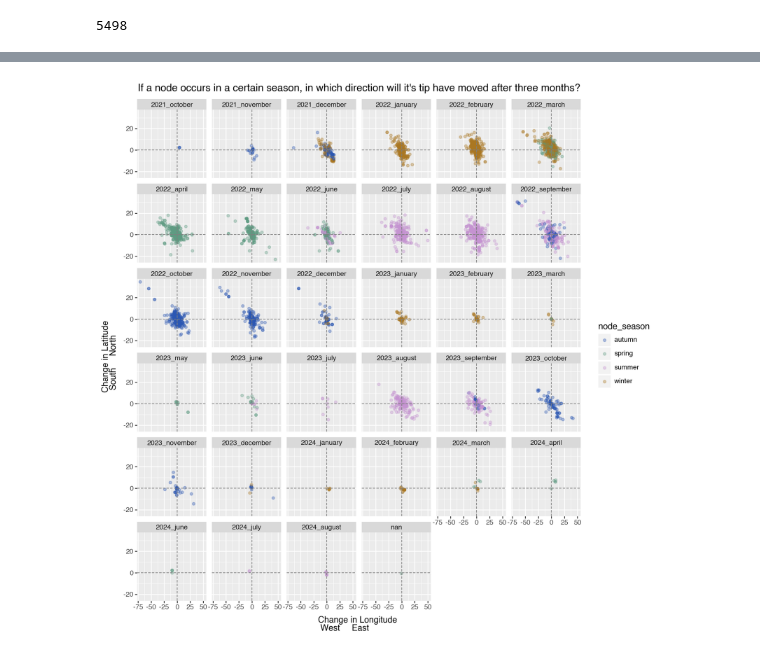
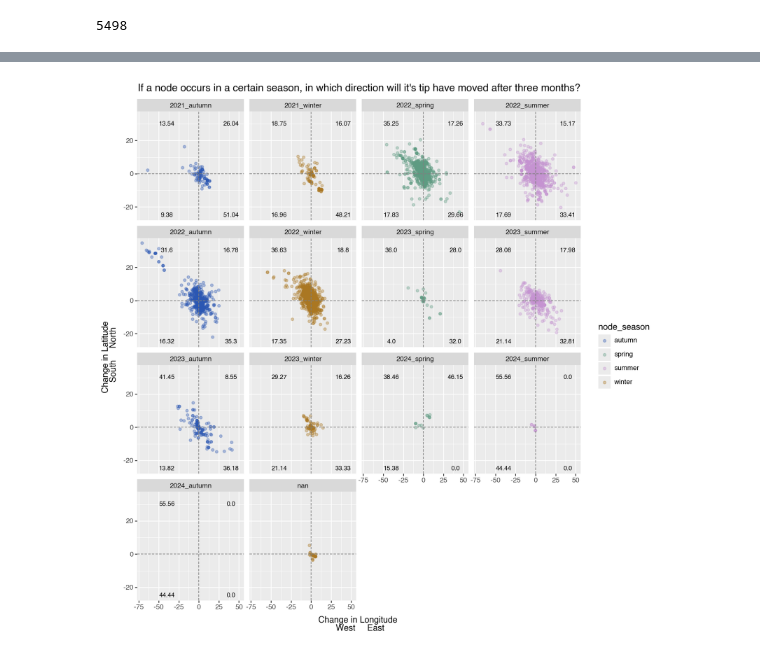
Before and after one commit to moncla-lab/H5-avian-ecology, a Jupyter notebook: cont_phyl_mcc_children.ipynb, the cells around one changed output, grey strips where cells are left out. Saved outputs shown, nothing was run; the diff lists cells and outputs as text; code cells hidden in the pictures.

```diff
--- a/cont_phyl_mcc_children.ipynb
+++ b/cont_phyl_mcc_children.ipynb
@@ -384,15 +384,19 @@ def make_metadata(dictionary):
         node = dictionary[key]["earliest_node"]
 
         node_dist = calc_dist(node, leaf_lat, leaf_long)
-        node_changeLat, node_changeLong = calc_direction(node, leaf_lat, leaf_long)
+        node_changeLat, node_changeLong, node_directLat, node_directLong = calc_direction(node, leaf_lat, leaf_long)
         node_season = calc_nodeseason(node)
         node_timing = calc_timing(node)
+        node_year = str(node.absoluteTime).split(".")[0]
 
         dictionary[key]["distance"] = node_dist
         dictionary[key]["changeLatitude"] = node_changeLat
         dictionary[key]["changeLongitude"] = node_changeLong
         dictionary[key]["node_season"] = node_season
         dictionary[key]["node_timing"] = node_timing
+        dictionary[key]["directionLatitude"] = node_directLat
+        dictionary[key]["directionLongitude"] = node_directLong
+        dictionary[key]["node_year"] = node_year
 
     return(dictionary)
 # %%
@@ -401,3 +405,7 @@ parents = make_metadata(parents)
 print(len(parents))
 # %% [output]
 5498
+# %%
+parents_df = pd.DataFrame.from_dict(parents, orient = "index")
+
+parents_df["season_year"] = parents_df["node_year"] + "_" + parents_df["node_season"]
@@ -404,47 +478,35 @@ print(len(parents))
+# %%
+# df = df.reset_index().rename({"index":"node_timing"}, axis = 1)
+df = df.reset_index().rename({"index":"season_year"}, axis = 1)
+# df["node_timing"] = pd.Categorical(df["node_timing"], categories=month_year_order, ordered=True)
+df["season_year"] = pd.Categorical(df["season_year"], categories=season_year_order, ordered=True)
 # %%
 # Plot
-
-parents_df = pd.DataFrame.from_dict(parents, orient = "index")
-season_year_order = ["2021_autumn", "2021-22_winter", "2022_spring", "2022_summer",
-                    "2022_autumn", "2022-23_winter", "2023_spring", "2023_summer",
-                    "2023_autumn", "2023-24_winter", "2024_spring", "2024_summer",
-                    "2024_autumn"
-                    ]
-month_year_order = ["2021_september", "2021_october","2021_november","2021_december",
-                    "2022_january", "2022_february", "2022_march", "2022_april", "2022_may", "2022_june",
-                    "2022_july", "2022_august", "2022_september", "2022_october", "2022_november", "2022_december",
-                    "2023_january", "2023_february", "2023_march", "2023_april", "2023_may", "2023_june",
-                    "2023_july", "2023_august", "2023_september", "2023_october", "2023_november", "2023_december",
-                    "2024_january", "2024_february", "2024_march", "2024_april", "2024_may", "2024_june",
-                    "2024_july", "2024_august", "2024_september", "2024_october", "2024_november", "2024_december"
-                   ]
-
-
-# parents_df["node_timing"] = pd.Categorical(parents_df["node_timing"], categories=season_year_order, ordered=True)
-parents_df["node_timing"] = pd.Categorical(parents_df["node_timing"], categories=month_year_order, ordered=True)
-
-
 season_colors = {"winter":"#AA7722",
                "spring":"#5E9B82",
                "summer":"#C593D1",
                "autumn":"#2B57B3"
               }
 
 trajectory = (
     ggplot(parents_df, aes(x = "changeLongitude", y = "changeLatitude", color = "node_season"))
     + geom_point(alpha = 0.35)
-    + facet_wrap("node_timing")
+    + facet_wrap("season_year")
     # + xlim(-15, 15)
     # + ylim(-15, 15)
     + scale_color_manual(season_colors)
     + geom_vline(xintercept = 0, linetype = "dashed", color = "grey")
     + geom_hline(yintercept = 0, linetype = "dashed", color = "grey")
+    + geom_text(df, aes(x=-40, y=30, label="percent-NW"), color="black",size=8, ha='center')
+    + geom_text(df, aes(x=-40, y=-25, label="percent-SW"), color="black",size=8, ha='center')
+    + geom_text(df, aes(x=40, y=30, label="percent-NE"), color="black",size=8, ha='center')
+    + geom_text(df, aes(x=40, y=-25, label="percent-SE"), color="black",size=8, ha='center')
     + labs(x = "Change in Longitude \n West \t\t\t East", y = "Change in Latitude \n South \t\t\t North",
            title = "If a node occurs in a certain season, in which direction will it's tip have moved after three months?")
     + theme(figure_size = (10, 10))
 )
 
 trajectory.show()
 # %% [output]
-[figure, old version]
+[figure, new version]
 # %%
```
Also changed, not shown: parts of 4 cells of this notebook, 21 other files.
